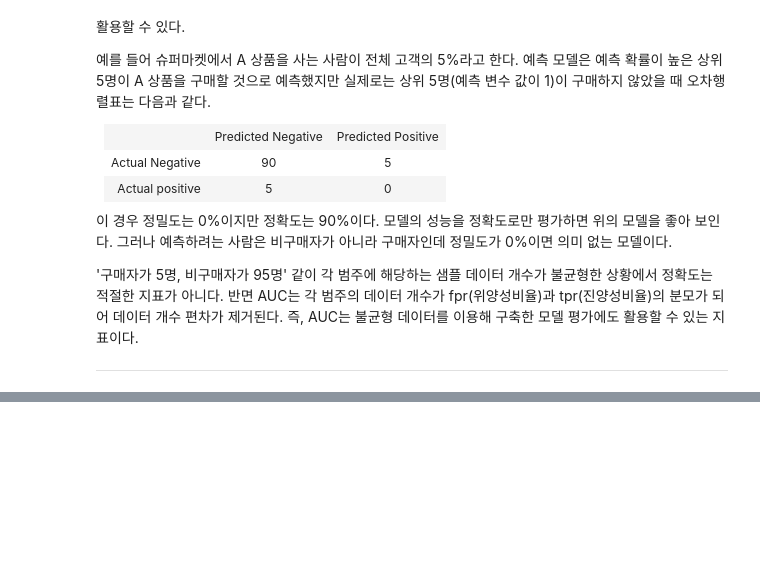
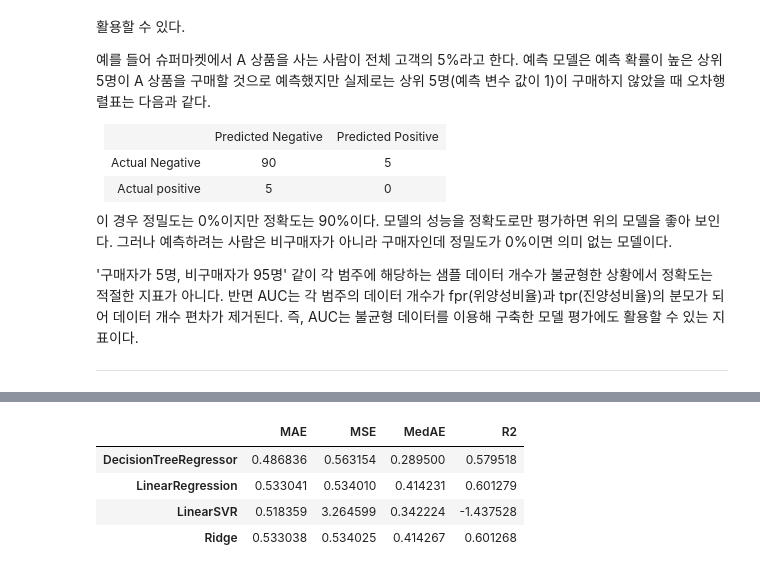
Before and after one commit to jeongbeenson19/dstb, a Jupyter notebook: Tunning_prac.ipynb, the cells around one changed output, grey strips where cells are left out. Cells and saved outputs as stored; diff of their text form; code cells hidden in the pictures; blank space fills up the shorter version.

```diff
--- a/Tunning_prac.ipynb
+++ b/Tunning_prac.ipynb
@@ -604,0 +630,37 @@ __회귀 모델 평가지표__
+# %%
+from sklearn.preprocessing import StandardScaler
+from sklearn.model_selection import cross_val_score
+from sklearn.linear_model import LinearRegression, Ridge
+from sklearn.tree import DecisionTreeRegressor
+from sklearn.svm import LinearSVR
+from sklearn.metrics import mean_squared_error, mean_absolute_error, median_absolute_error, r2_score
+
+X_train, X_test, y_train, y_test = train_test_split(X, y, test_size=0.5, random_state=0)
+
+sc = StandardScaler()
+sc.fit(X_train)
+X_train = sc.transform(X_train)
+X_test = sc.transform(X_test)
+
+models = {
+    'LinearRegression': LinearRegression(),
+    'Ridge': Ridge(random_state=0),
+    'DecisionTreeRegressor': DecisionTreeRegressor(random_state=0),
+    'LinearSVR': LinearSVR(C=0.1, random_state=0)
+}
+
+scores = {}
+for model_name, model in models.items():
+    model.fit(X_train, y_train)
+    scores[(model_name, 'MSE')] = mean_squared_error(y_test, model.predict(X_test))
+    scores[(model_name, 'MAE')] = mean_absolute_error(y_test, model.predict(X_test))
+    scores[(model_name, 'MedAE')] = median_absolute_error(y_test, model.predict(X_test))
+    scores[(model_name, 'R2')] = r2_score(y_test, model.predict(X_test))
+
+pd.Series(scores).unstack()
+# %% [output]
+|  | MAE | MSE | MedAE | R2 |
+| DecisionTreeRegressor | 0.486836 | 0.563154 | 0.289500 | 0.579518 |
+| LinearRegression | 0.533041 | 0.534010 | 0.414231 | 0.601279 |
+| LinearSVR | 0.518359 | 3.264599 | 0.342224 | -1.437528 |
+| Ridge | 0.533038 | 0.534025 | 0.414267 | 0.601268 |
```
Also changed, not shown: parts of 3 cells of this notebook.
